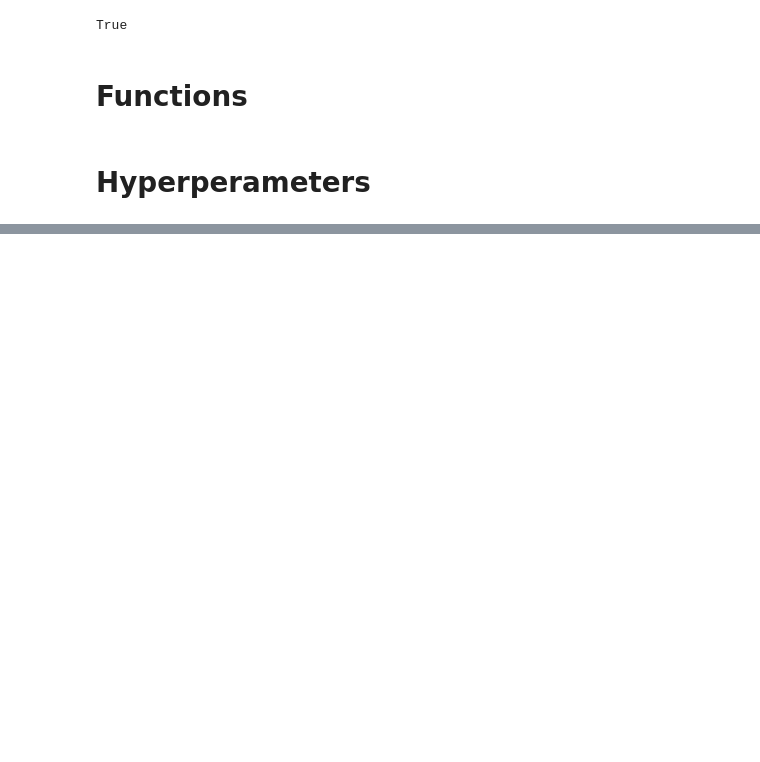
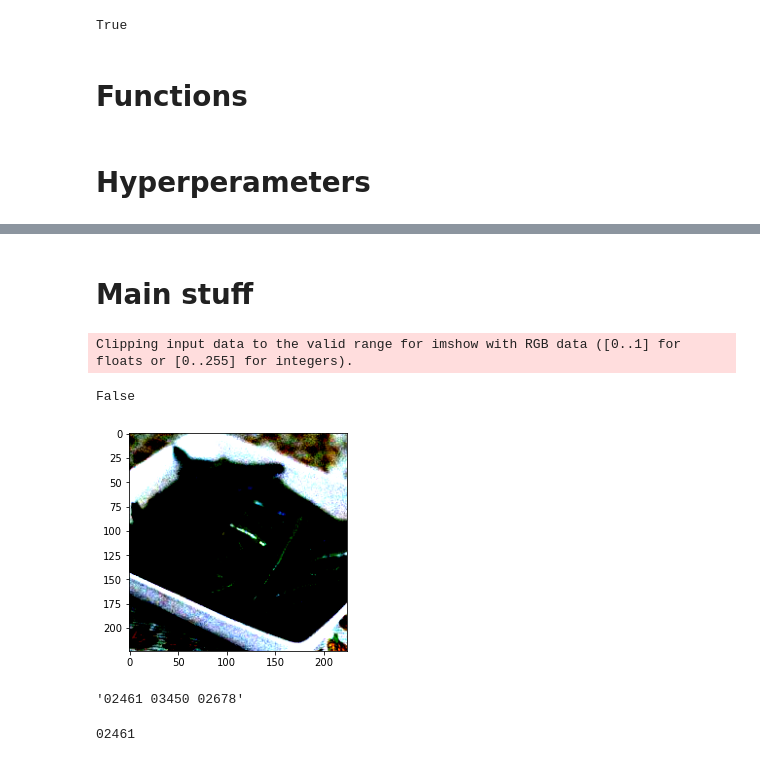
Before and after one commit to Catsgomeowmeow/IML-21, a Jupyter notebook: Task_4/Task4.ipynb, the cells around one changed output, grey strips where cells are left out. Cells and saved outputs as stored; diff of their text form; code cells hidden in the pictures; blank space fills up the shorter version.

```diff
--- a/Task_4/Task4.ipynb
+++ b/Task_4/Task4.ipynb
@@ -21 +64,3 @@ True
+# %% [markdown]
+# Main stuff
 # %%
@@ -22,0 +69,24 @@ True
+# %%
+transform = transforms.Compose([transforms.Resize(255),
+                                transforms.CenterCrop(224),
+                                transforms.ToTensor(),
+                                transforms.Normalize(mean=[0.485, 0.456, 0.406],
+                                                     std=[0.229, 0.224, 0.225])])
+dataset = datasets.ImageFolder('./task4_be9ai3nsdj/food/',transform = transform)
+# %%
+dataloader = torch.utils.data.DataLoader(dataset, batch_size=32, shuffle=False)
+images, labels = next(iter(dataloader))
+plt.imshow(images[0].permute(1, 2, 0) )
+images.is_cuda
+# %% [output]
+Clipping input data to the valid range for imshow with RGB data ([0..1] for floats or [0..255] for integers).
+False
+[figure, added]
+# %%
+dataloader = torch.utils.data.DataLoader(dataset, batch_size=32, shuffle=False)
+# %% [output]
+'02461 03450 02678'
+# %%
+Load_triplet(train_triplets[0][0],dataset)
+# %% [output]
+02461
```
Also changed, not shown: parts of 5 cells of this notebook.
